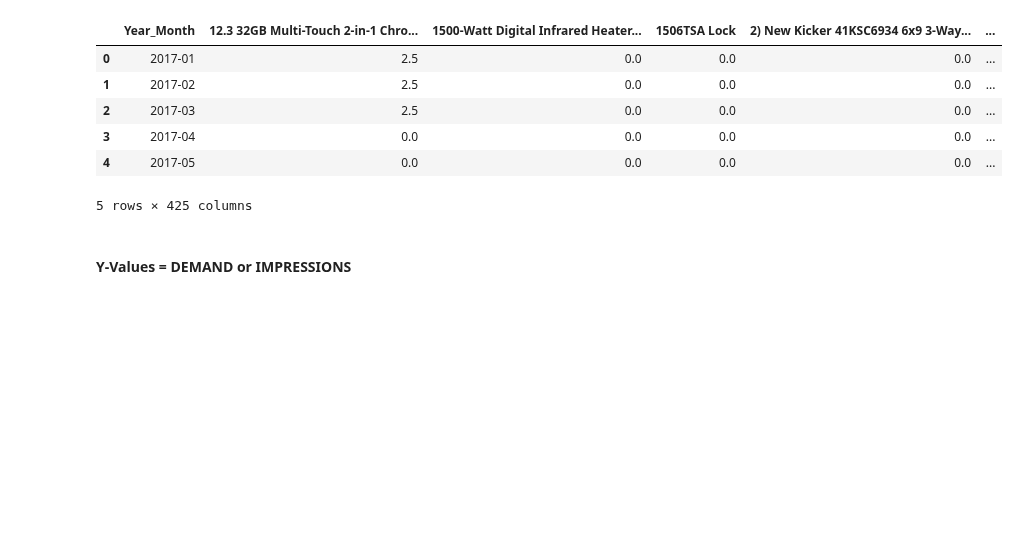
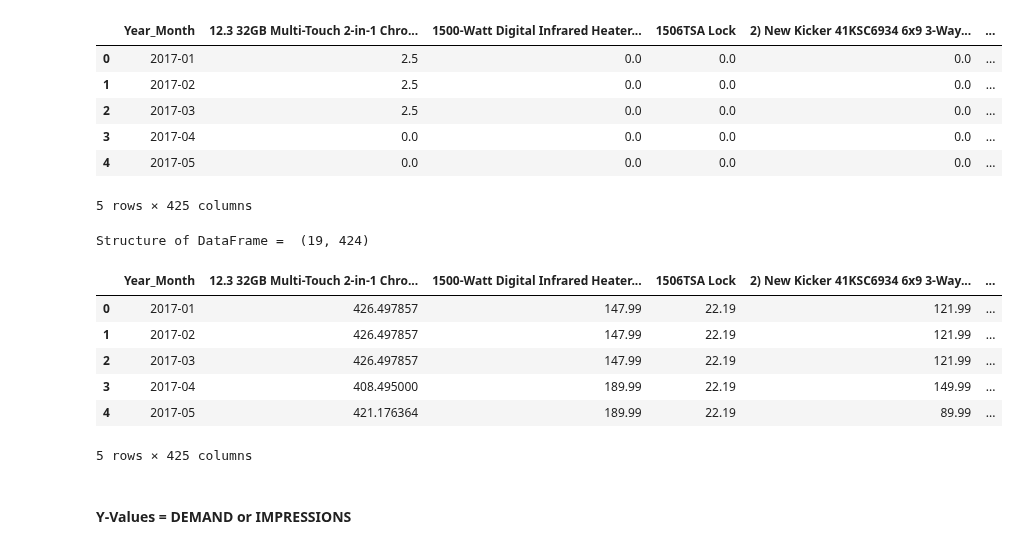
Before and after one commit to prasad-wakchoure/project, a Jupyter notebook: Siddharth/03-Model-01.ipynb, the cells around one changed output. Cells and saved outputs as stored; diff of their text form; code cells hidden in the pictures; blank space fills up the shorter version.

```diff
--- a/Siddharth/03-Model-01.ipynb
+++ b/Siddharth/03-Model-01.ipynb
@@ -144,6 +148,27 @@ x_new_.head()
 | 3 | 2017-04 | 0.0 | 0.0 | 0.0 | 0.0 | ... |
 | 4 | 2017-05 | 0.0 | 0.0 | 0.0 | 0.0 | ... |
 5 rows × 425 columns
+# %%
+#New F dataframe.
+
+f_new = dfx_mod.pivot(index="Year_Month", columns='Name' ,values='Discount_price')
+print("Structure of DataFrame = ",f_new.shape)
+f_new.shape
+# FOR X VALUES
+#Filling missing values with fillna + forward filling
+f_new_ = pd.DataFrame(f_new.to_records())
+f_new_.fillna(method='ffill', inplace=True)
+f_new_.fillna(method='bfill', inplace=True)
+f_new_.head()
+# %% [output]
+Structure of DataFrame =  (19, 424)
+|  | Year_Month | 12.3 32GB Multi-Touch 2-in-1 Chro... | 1500-Watt Digital Infrared Heater... | 1506TSA Lock | 2) New Kicker 41KSC6934 6x9 3-Way... | ... |
+| 0 | 2017-01 | 426.497857 | 147.99 | 22.19 | 121.99 | ... |
+| 1 | 2017-02 | 426.497857 | 147.99 | 22.19 | 121.99 | ... |
+| 2 | 2017-03 | 426.497857 | 147.99 | 22.19 | 121.99 | ... |
+| 3 | 2017-04 | 408.495000 | 189.99 | 22.19 | 149.99 | ... |
+| 4 | 2017-05 | 421.176364 | 189.99 | 22.19 | 89.99 | ... |
+5 rows × 425 columns
 # %% [markdown]
 #### Y-Values = DEMAND or IMPRESSIONS
 # %%
```
Also changed, not shown: parts of 7 cells of this notebook, 4 other files.
